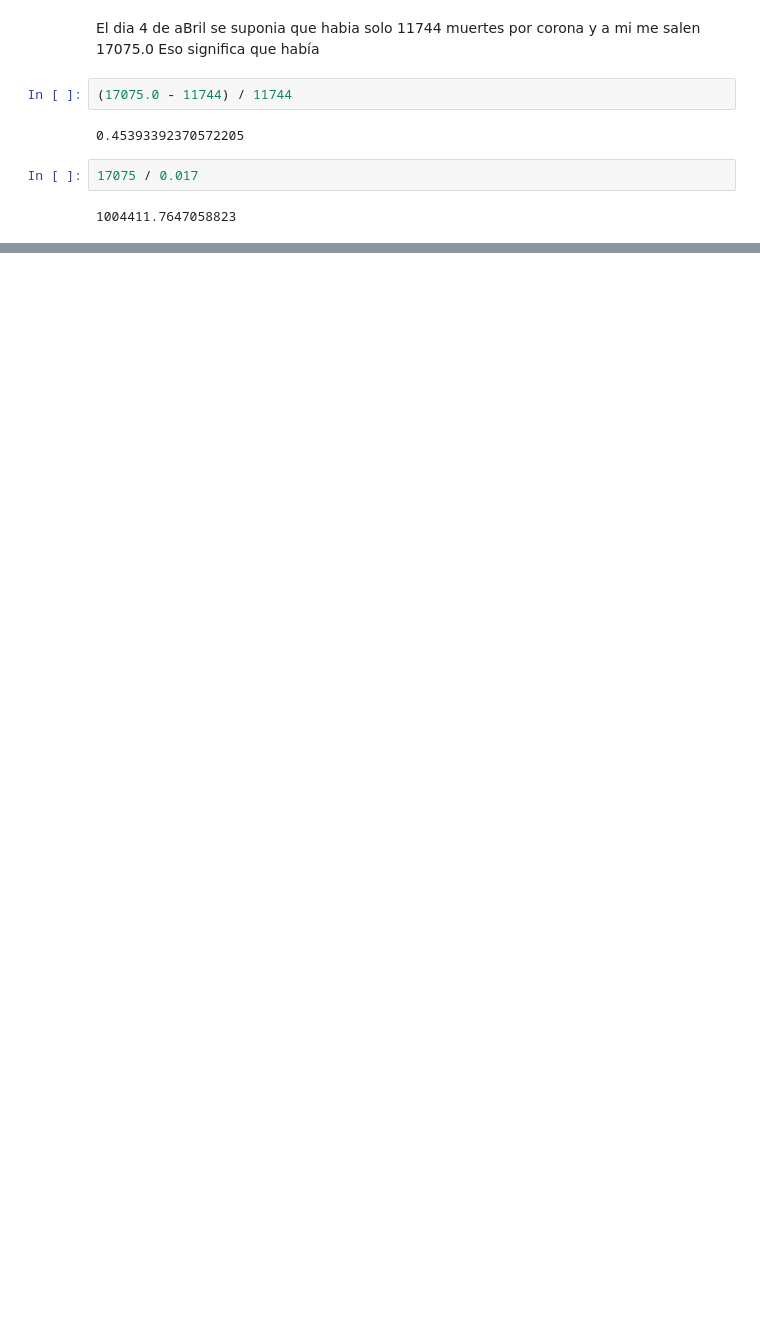
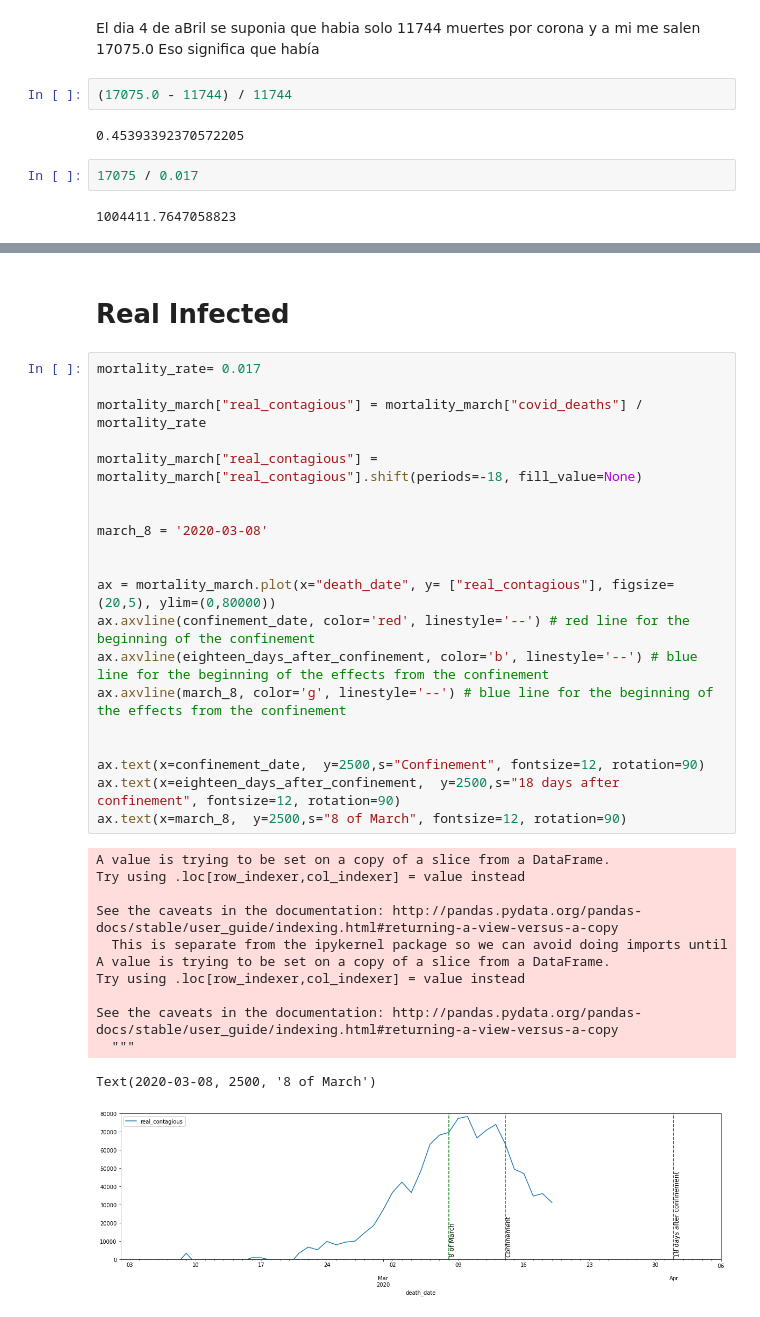
Before and after one commit to camorales197/Real_Numbers_Spain_Covid19, a Jupyter notebook: exploring_spanish_deaths.ipynb, the cells around one changed output, grey strips where cells are left out. Drawn from its saved outputs; the diff is of its cells as text; blank space fills up the shorter version.

Commit message:
real infected

```diff
--- a/exploring_spanish_deaths.ipynb
+++ b/exploring_spanish_deaths.ipynb
@@ -151,0 +143,35 @@ Text(2020-04-01, 700, '18 days after confinement')
+# %% [markdown]
+# Real Infected
+# %%
+mortality_rate= 0.017
+
+mortality_march["real_contagious"] = mortality_march["covid_deaths"] / mortality_rate
+
+mortality_march["real_contagious"] = mortality_march["real_contagious"].shift(periods=-18, fill_value=None)
+
+
+march_8 = '2020-03-08'
+
+
+ax = mortality_march.plot(x="death_date", y= ["real_contagious"], figsize=(20,5), ylim=(0,80000))
+ax.axvline(confinement_date, color='red', linestyle='--') # red line for the beginning of the confinement
+ax.axvline(eighteen_days_after_confinement, color='b', linestyle='--') # blue line for the beginning of the effects from the confinement
+ax.axvline(march_8, color='g', linestyle='--') # blue line for the beginning of the effects from the confinement
+
+
+ax.text(x=confinement_date,  y=2500,s="Confinement", fontsize=12, rotation=90)
+ax.text(x=eighteen_days_after_confinement,  y=2500,s="18 days after confinement", fontsize=12, rotation=90)
+ax.text(x=march_8,  y=2500,s="8 of March", fontsize=12, rotation=90)
+# %% [output]
+A value is trying to be set on a copy of a slice from a DataFrame.
+Try using .loc[row_indexer,col_indexer] = value instead
+
+See the caveats in the documentation: http://pandas.pydata.org/pandas-docs/stable/user_guide/indexing.html#returning-a-view-versus-a-copy
+  This is separate from the ipykernel package so we can avoid doing imports until
+A value is trying to be set on a copy of a slice from a DataFrame.
+Try using .loc[row_indexer,col_indexer] = value instead
+
+See the caveats in the documentation: http://pandas.pydata.org/pandas-docs/stable/user_guide/indexing.html#returning-a-view-versus-a-copy
+  """
+Text(2020-03-08, 2500, '8 of March')
+[figure, added]
```
Also changed, not shown: parts of 5 cells of this notebook.
